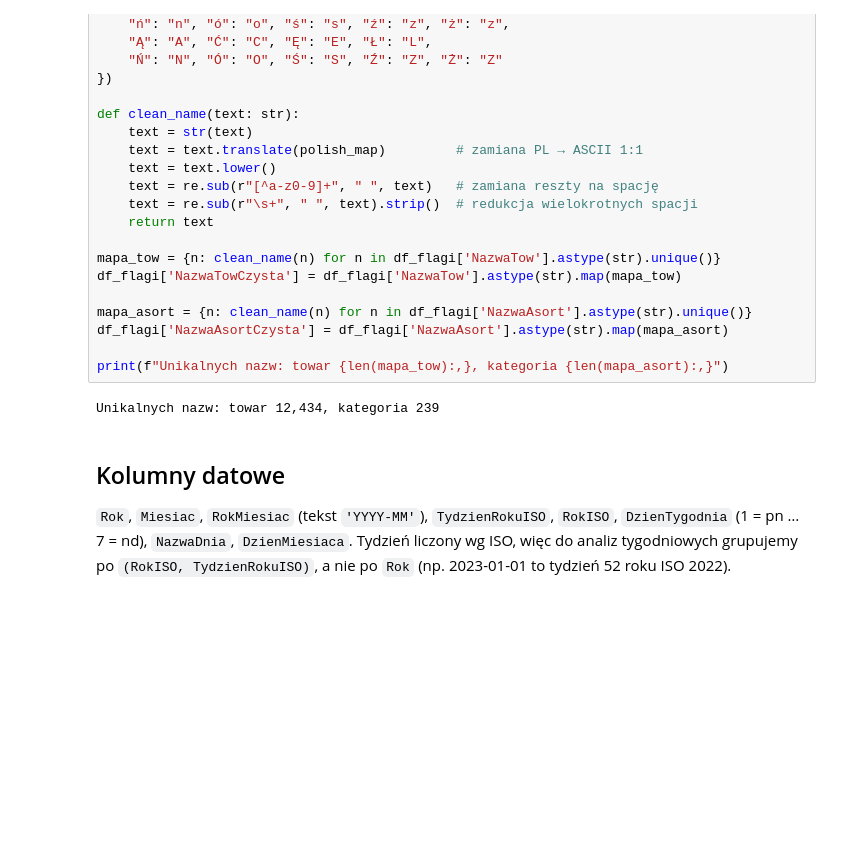
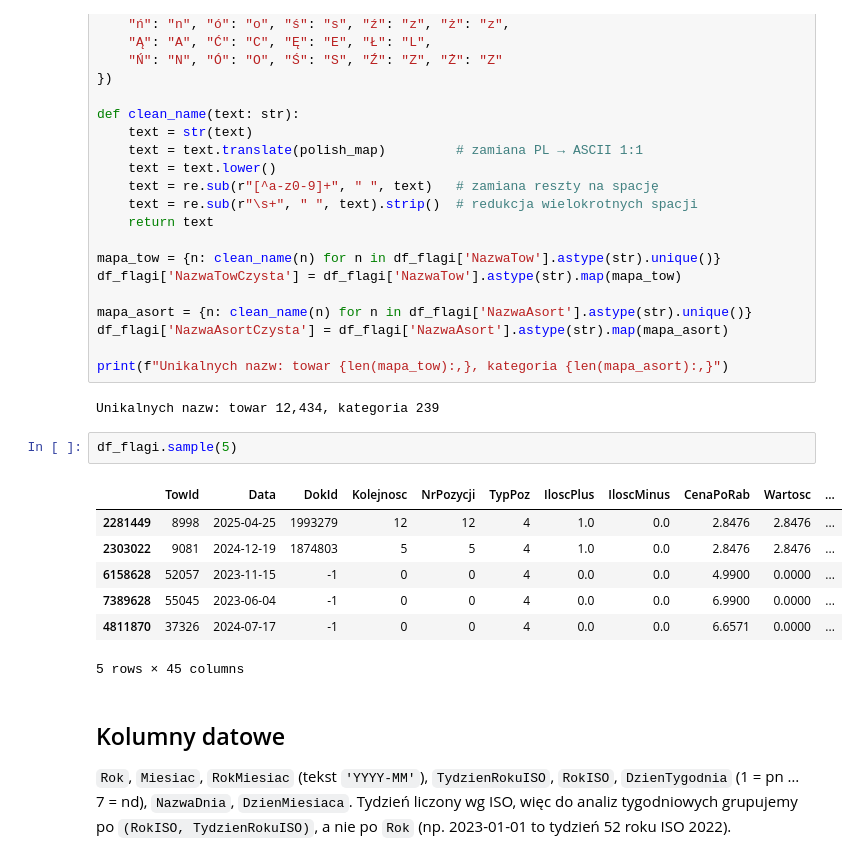
Before and after one commit to mixer123/analiza_sprzedazy, a Jupyter notebook: notebooks/etl/transform.ipynb, the cells around one changed output. Cells and saved outputs as stored; diff of their text form; blank space fills up the shorter version.

```diff
--- a/notebooks/etl/transform.ipynb
+++ b/notebooks/etl/transform.ipynb
@@ -487,6 +488,16 @@ df_flagi['NazwaAsortCzysta'] = df_flagi['NazwaAsort'].astype(str).map(mapa_asort
 print(f"Unikalnych nazw: towar {len(mapa_tow):,}, kategoria {len(mapa_asort):,}")
 # %% [output]
 Unikalnych nazw: towar 12,434, kategoria 239
+# %%
+df_flagi.sample(5)
+# %% [output]
+|  | TowId | Data | DokId | Kolejnosc | NrPozycji | TypPoz | IloscPlus | IloscMinus | CenaPoRab | Wartosc | ... |
+| 2281449 | 8998 | 2025-04-25 | 1993279 | 12 | 12 | 4 | 1.0 | 0.0 | 2.8476 | 2.8476 | ... |
+| 2303022 | 9081 | 2024-12-19 | 1874803 | 5 | 5 | 4 | 1.0 | 0.0 | 2.8476 | 2.8476 | ... |
+| 6158628 | 52057 | 2023-11-15 | -1 | 0 | 0 | 4 | 0.0 | 0.0 | 4.9900 | 0.0000 | ... |
+| 7389628 | 55045 | 2023-06-04 | -1 | 0 | 0 | 4 | 0.0 | 0.0 | 6.9900 | 0.0000 | ... |
+| 4811870 | 37326 | 2024-07-17 | -1 | 0 | 0 | 4 | 0.0 | 0.0 | 6.6571 | 0.0000 | ... |
+5 rows × 45 columns
 # %% [markdown]
 ## Kolumny datowe
 
```
Also changed, not shown: parts of 15 cells of this notebook.
